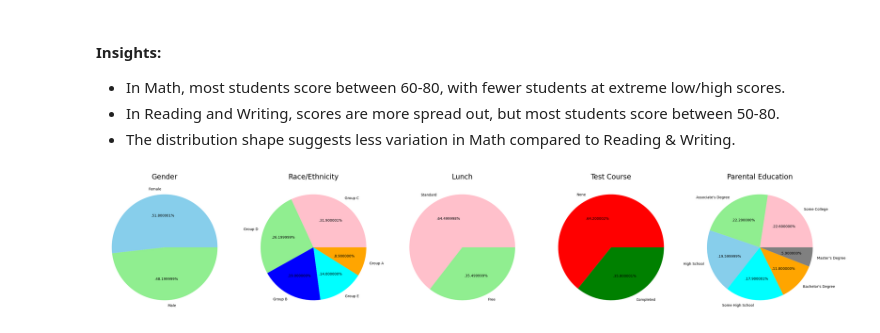
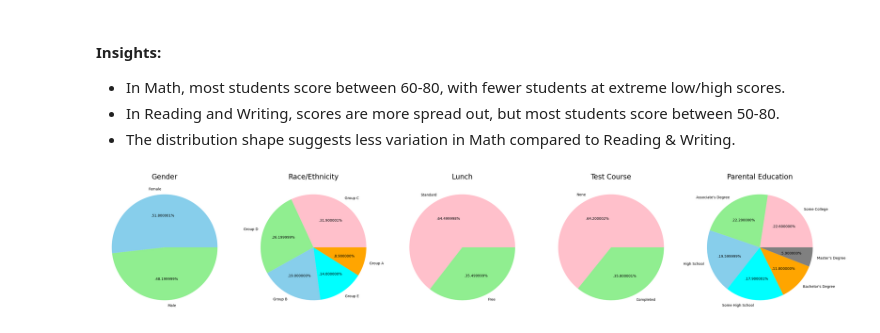
Before and after one commit to rupeshbug/student-performance-prediction, a Jupyter notebook: notebook/EDA student performance .ipynb, the cells around one changed output. Saved outputs shown, nothing was run; the diff lists cells and outputs as text; code cells hidden in the pictures.

```diff
--- a/notebook/EDA student performance .ipynb
+++ b/notebook/EDA student performance .ipynb
@@ -312,7 +312,7 @@ plt.axis('off')
 plt.subplot(1, 5, 2)
 size = df['race/ethnicity'].value_counts()
 labels = 'Group C', 'Group D','Group B','Group E','Group A'
-color = ['pink', 'lightgreen', 'blue', 'cyan','orange']
+color = ['pink', 'lightgreen', 'skyblue', 'cyan','orange']
 
 plt.pie(size, colors = color,labels = labels,autopct = '.%2f%%')
 plt.title('Race/Ethnicity', fontsize = 20)
@@ -326,32 +326,32 @@ color = ['pink','lightgreen']
 
 plt.pie(size, colors = color,labels = labels,autopct = '.%2f%%')
 plt.title('Lunch', fontsize = 20)
 plt.axis('off')
 
 
 plt.subplot(1, 5, 4)
 size = df['test preparation course'].value_counts()
 labels = 'None', 'Completed'
-color = ['red','green']
+color = ['pink','lightgreen']
 
 plt.pie(size, colors = color,labels = labels,autopct = '.%2f%%')
 plt.title('Test Course', fontsize = 20)
 plt.axis('off')
 
 
 plt.subplot(1, 5, 5)
 size = df['parental level of education'].value_counts()
 labels = 'Some College', "Associate's Degree",'High School','Some High School',"Bachelor's Degree","Master's Degree"
 color = ['pink', 'lightgreen', 'skyblue', 'cyan','orange','grey']
 
 plt.pie(size, colors = color,labels = labels,autopct = '.%2f%%')
 plt.title('Parental Education', fontsize = 20)
 plt.axis('off')
 
 
 plt.tight_layout()
 plt.grid()
 
 plt.show()
 # %% [output]
-[figure, old version]
+[figure, new version]
```
Also changed, not shown: parts of 4 cells of this notebook.
